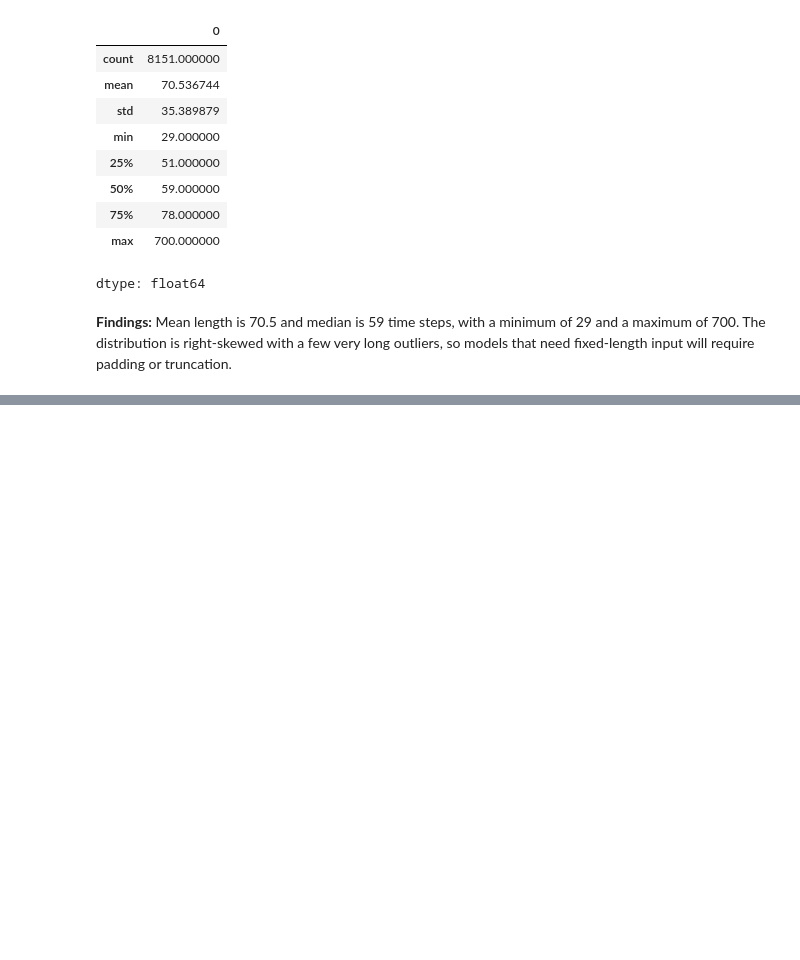
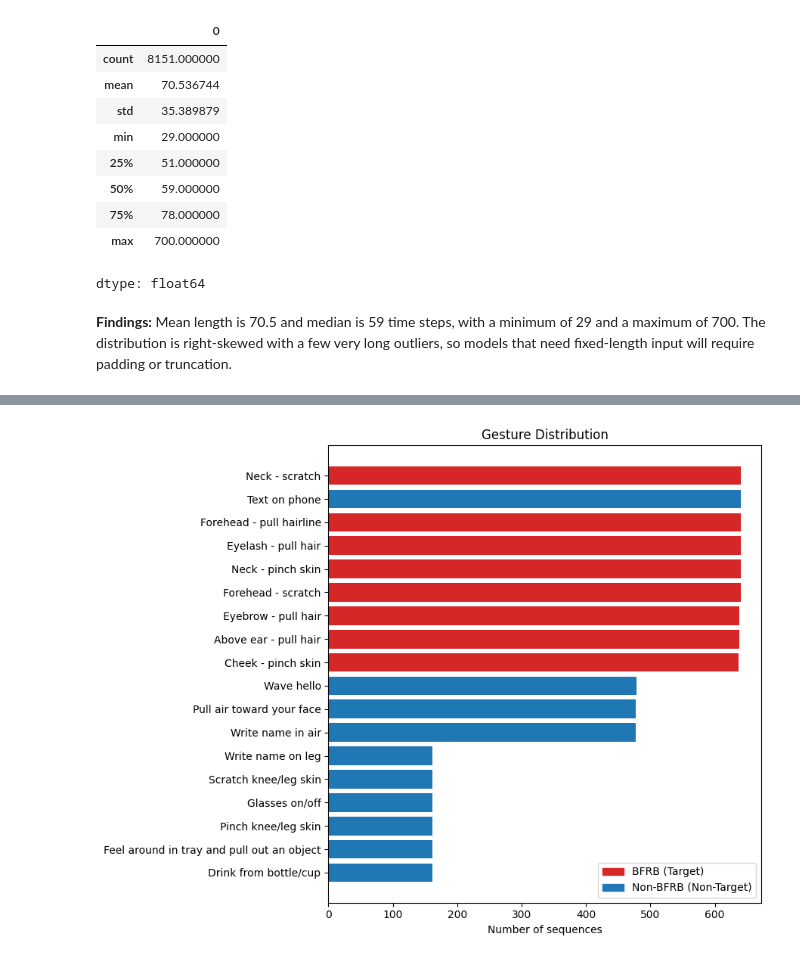
Before and after one commit to ezgitemur/GROUP18_CENG313, a Jupyter notebook: assignment1_eda_baseline.ipynb, the cells around one changed output, grey strips where cells are left out. Cells and saved outputs as stored; diff of their text form; code cells hidden in the pictures; blank space fills up the shorter version.

Commit message:
Create graphics

```diff
--- a/assignment1_eda_baseline.ipynb
+++ b/assignment1_eda_baseline.ipynb
@@ -140,0 +143,20 @@ dtype: float64
+# %%
+import matplotlib.pyplot as plt
+from matplotlib.patches import Patch
+
+seq_info = train.groupby("sequence_id")[["gesture", "sequence_type"]].first()
+counts = (seq_info.groupby(["gesture", "sequence_type"]).size()
+          .reset_index(name="count").sort_values("count"))
+
+colors = counts["sequence_type"].map({"Target": "tab:red", "Non-Target": "tab:blue"})
+
+plt.figure(figsize=(9, 7))
+plt.barh(counts["gesture"], counts["count"], color=colors)
+plt.xlabel("Number of sequences")
+plt.title("Gesture Distribution")
+plt.legend(handles=[Patch(color="tab:red", label="BFRB (Target)"),
+                    Patch(color="tab:blue", label="Non-BFRB (Non-Target)")])
+plt.tight_layout()
+plt.show()
+# %% [output]
+[figure, added]
```
Also changed, not shown: parts of 13 cells of this notebook.
